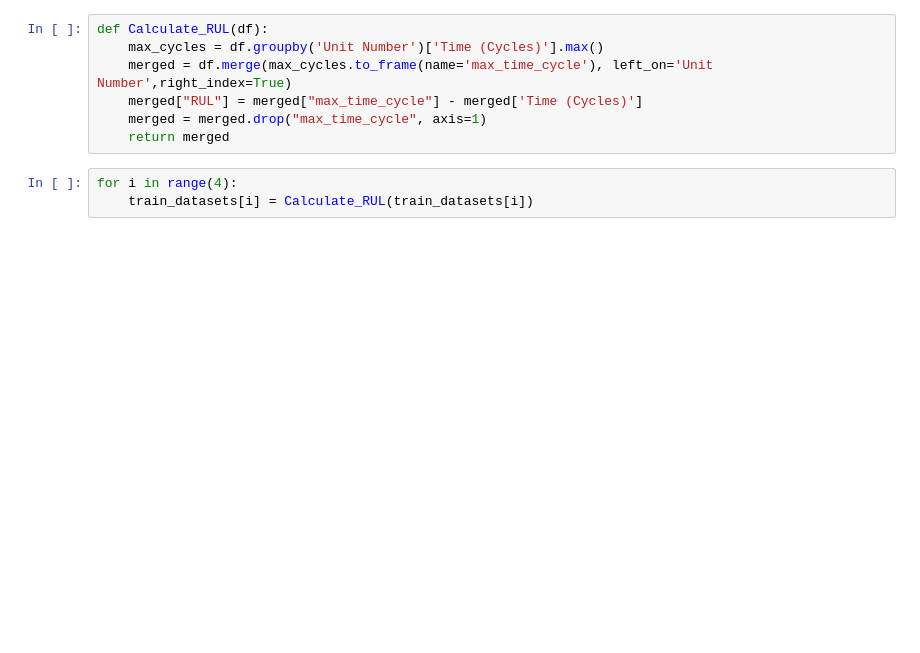
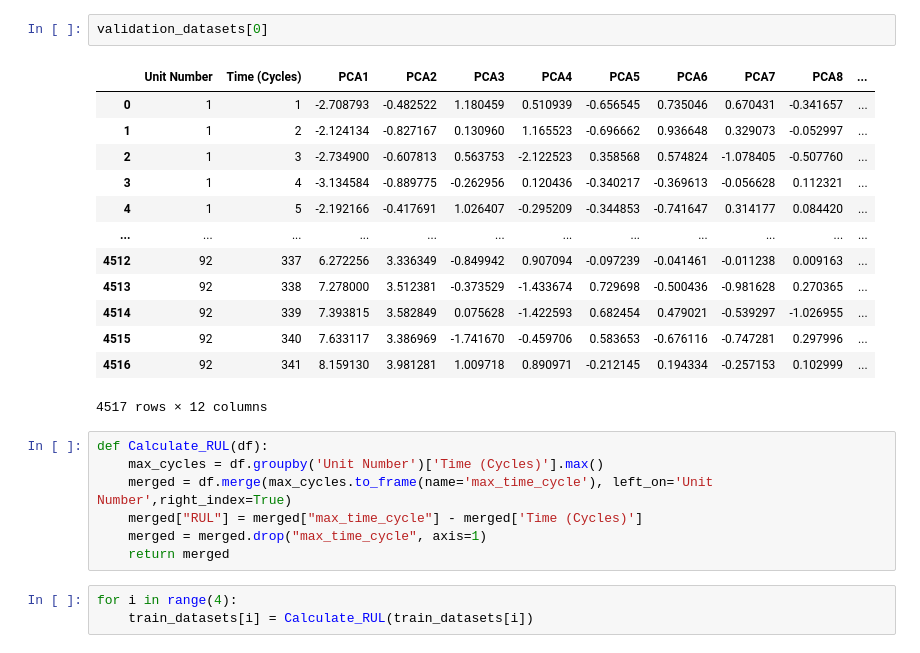
Before and after one commit to Lydia2000/MDS-Term-project, a Jupyter notebook: test.ipynb, the cells around one changed output. Drawn from its saved outputs; the diff is of its cells as text; blank space fills up the shorter version.

```diff
--- a/test.ipynb
+++ b/test.ipynb
@@ -10,3 +21,19 @@ train_datasets, test_datasets, expected_RUL_datasets = feature.result_df()
+# %%
+validation_datasets[0]
+# %% [output]
+|  | Unit Number | Time (Cycles) | PCA1 | PCA2 | PCA3 | PCA4 | PCA5 | PCA6 | PCA7 | PCA8 | ... |
+| 0 | 1 | 1 | -2.708793 | -0.482522 | 1.180459 | 0.510939 | -0.656545 | 0.735046 | 0.670431 | -0.341657 | ... |
+| 1 | 1 | 2 | -2.124134 | -0.827167 | 0.130960 | 1.165523 | -0.696662 | 0.936648 | 0.329073 | -0.052997 | ... |
+| 2 | 1 | 3 | -2.734900 | -0.607813 | 0.563753 | -2.122523 | 0.358568 | 0.574824 | -1.078405 | -0.507760 | ... |
+| 3 | 1 | 4 | -3.134584 | -0.889775 | -0.262956 | 0.120436 | -0.340217 | -0.369613 | -0.056628 | 0.112321 | ... |
+| 4 | 1 | 5 | -2.192166 | -0.417691 | 1.026407 | -0.295209 | -0.344853 | -0.741647 | 0.314177 | 0.084420 | ... |
+| ... | ... | ... | ... | ... | ... | ... | ... | ... | ... | ... | ... |
+| 4512 | 92 | 337 | 6.272256 | 3.336349 | -0.849942 | 0.907094 | -0.097239 | -0.041461 | -0.011238 | 0.009163 | ... |
+| 4513 | 92 | 338 | 7.278000 | 3.512381 | -0.373529 | -1.433674 | 0.729698 | -0.500436 | -0.981628 | 0.270365 | ... |
+| 4514 | 92 | 339 | 7.393815 | 3.582849 | 0.075628 | -1.422593 | 0.682454 | 0.479021 | -0.539297 | -1.026955 | ... |
+| 4515 | 92 | 340 | 7.633117 | 3.386969 | -1.741670 | -0.459706 | 0.583653 | -0.676116 | -0.747281 | 0.297996 | ... |
+| 4516 | 92 | 341 | 8.159130 | 3.981281 | 1.009718 | 0.890971 | -0.212145 | 0.194334 | -0.257153 | 0.102999 | ... |
+4517 rows × 12 columns
 # %%
 def Calculate_RUL(df):
     max_cycles = df.groupby('Unit Number')['Time (Cycles)'].max()
```
Also changed, not shown: parts of 7 cells of this notebook.
